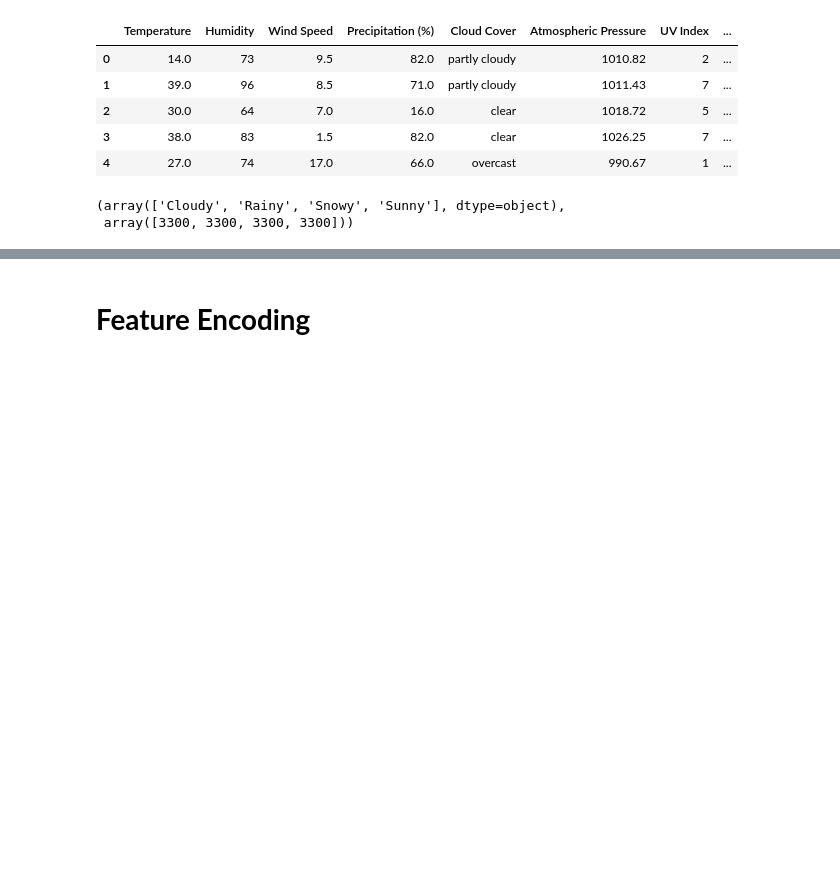
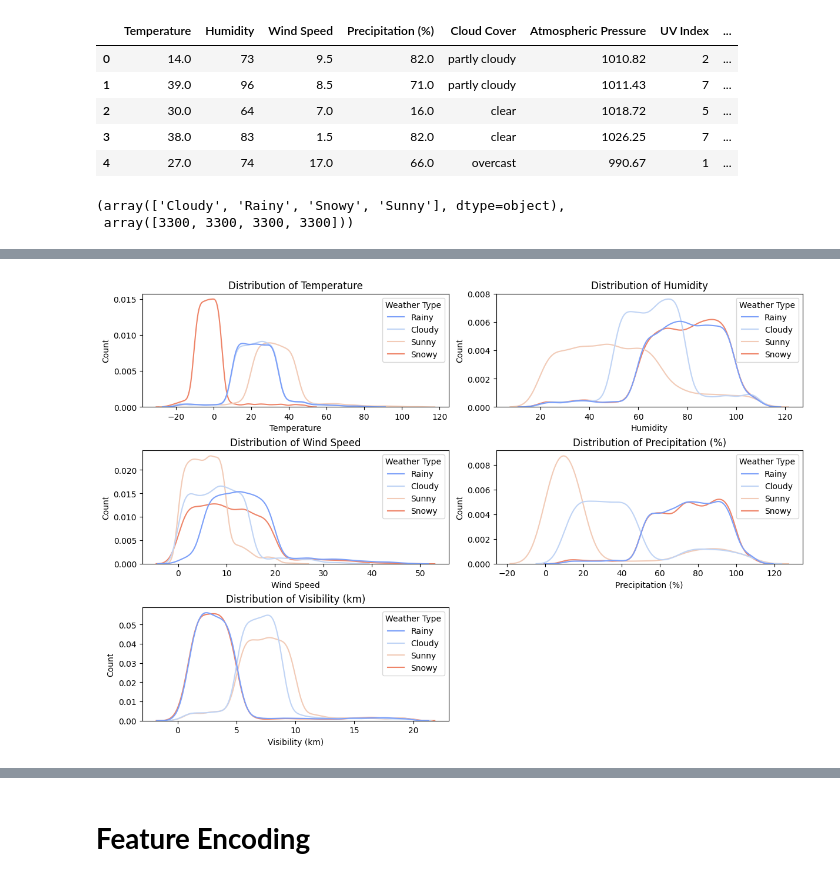
Before and after one commit to MrPipsterr/weather_prediction_classification, a Jupyter notebook: notebook.ipynb, the cells around one changed output, grey strips where cells are left out. Saved outputs shown, nothing was run; the diff lists cells and outputs as text; code cells hidden in the pictures; blank space fills up the shorter version.

```diff
--- a/notebook.ipynb
+++ b/notebook.ipynb
@@ -24,0 +107,22 @@ np.unique(df['Weather Type'], return_counts=True)
+# %%
+columns_to_plot = ['Temperature', 'Humidity', 'Wind Speed', 'Precipitation (%)', 'Visibility (km)']
+
+n_cols = 2
+n_rows = (len(columns_to_plot) + n_cols - 1) // n_cols
+
+fig, axes = plt.subplots(n_rows, n_cols, figsize=(12, 8), constrained_layout=True)
+
+axes = axes.flatten()
+
+for ax, col in zip(axes, columns_to_plot):
+    sns.kdeplot(x=df[col], hue=df['Weather Type'], palette='coolwarm', ax=ax)
+    ax.set_title(f'Distribution of {col}')
+    ax.set_ylabel('Count')
+
+for i in range(len(columns_to_plot), len(axes)):
+    fig.delaxes(axes[i])
+
+
+plt.show()
+# %% [output]
+[figure, added]
```
Also changed, not shown: parts of 12 cells of this notebook.
